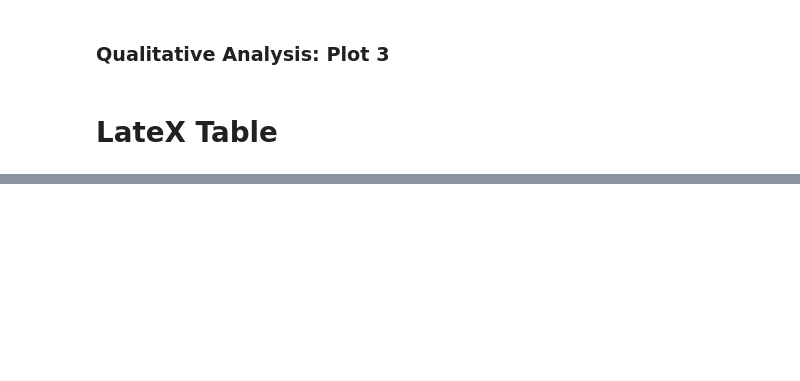
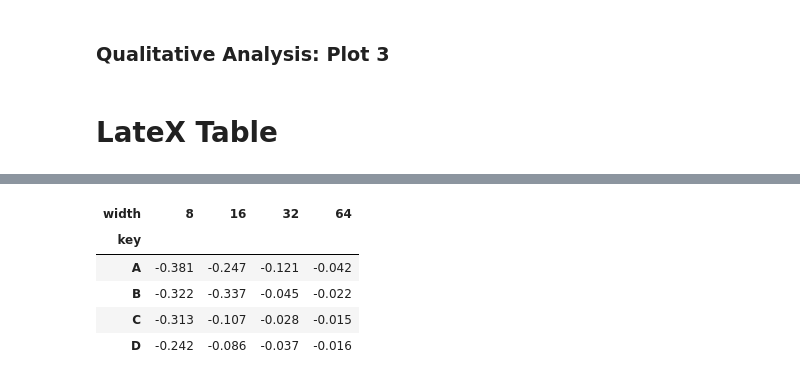
Before and after one commit to dilyabareeva/grad_slingshot, a Jupyter notebook: notebooks/evaluation_depth_width.ipynb, the cells around one changed output, grey strips where cells are left out. Drawn from its saved outputs; the diff is of its cells as text; code cells hidden in the pictures; blank space fills up the shorter version.

```diff
--- a/notebooks/evaluation_depth_width.ipynb
+++ b/notebooks/evaluation_depth_width.ipynb
@@ -369,6 +401,13 @@ from PIL import Image
 
 im = Image.fromarray((results_df_basic_ex.picture.values[0] * 255).astype(np.uint8))
 im.save(f"{save_path}/original_fv.png")
+# %%
+results_df_basic_ex["acc"] = (
+    -results_df_basic_ex_og["acc"].values + results_df_basic_ex["acc"].values
+)
+results_df_basic_ex["auc"] = (
+    -results_df_basic_ex_og["auc"].values + results_df_basic_ex["auc"].values
+)
 # %% [markdown]
 ### Qualitative Analysis: Plot 2
 # %%
@@ -478,2 +537,18 @@ D & $0.128\pm0.026$ & $0.042\pm0.007$ & $0.025\pm0.007$ & $0.023\pm0.005$ \\
 \bottomrule
 \end{tabular}
+# %%
+df4 = (
+    pd.pivot_table(
+        results_df_basic_ex,
+        values=r"auc",
+        index=["key"],
+        columns=["width"],
+        aggfunc="mean",
+        fill_value=0,
+    )
+    .round(3)
+    .astype(str)
+)
+# %%
+df4 = df4[["8", "16", "32", "64"]]
+print(df4.to_latex(escape=False, float_format="{:.3f}".format))
@@ -479,0 +567,9 @@ D & $0.128\pm0.026$ & $0.042\pm0.007$ & $0.025\pm0.007$ & $0.023\pm0.005$ \\
+# %%
+df4
+# %% [output]
+| width | 8 | 16 | 32 | 64 |
+| key |  |  |  |  |
+| A | -0.381 | -0.247 | -0.121 | -0.042 |
+| B | -0.322 | -0.337 | -0.045 | -0.022 |
+| C | -0.313 | -0.107 | -0.028 | -0.015 |
+| D | -0.242 | -0.086 | -0.037 | -0.016 |
```
Also changed, not shown: parts of 22 cells of this notebook, 32 other files.
